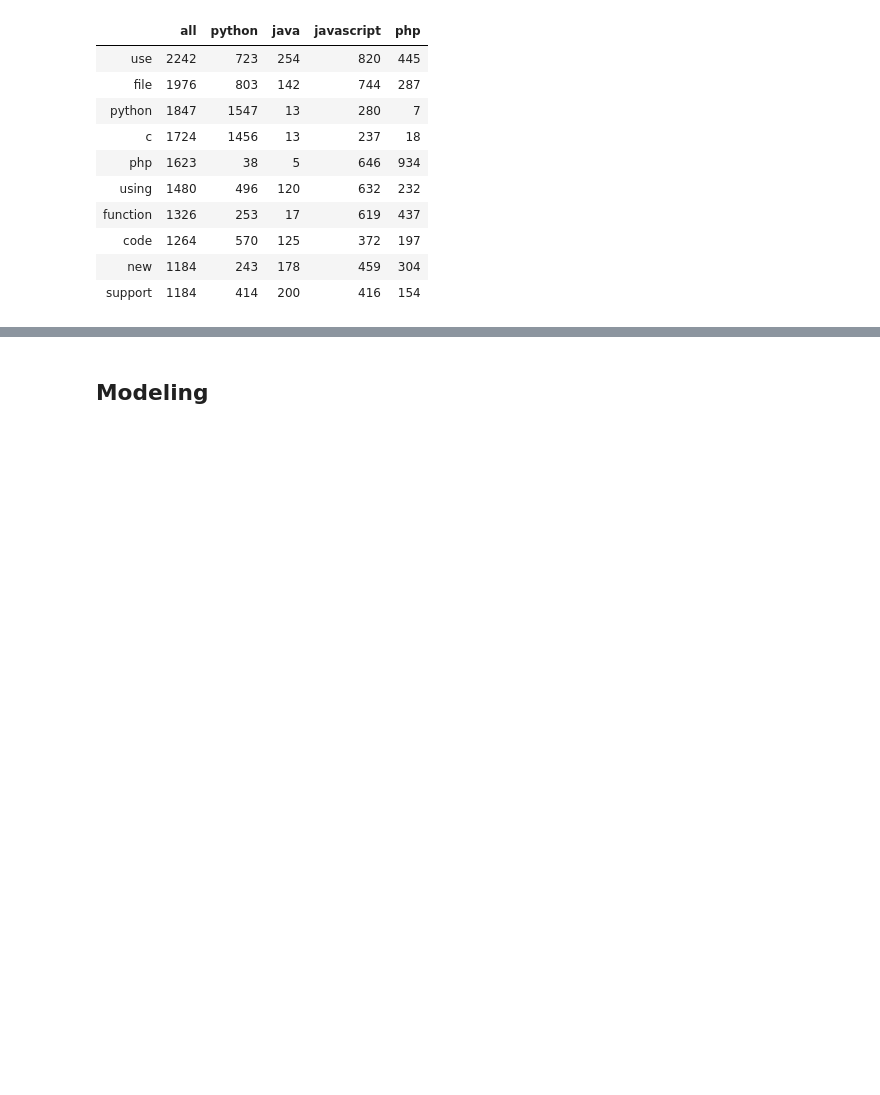
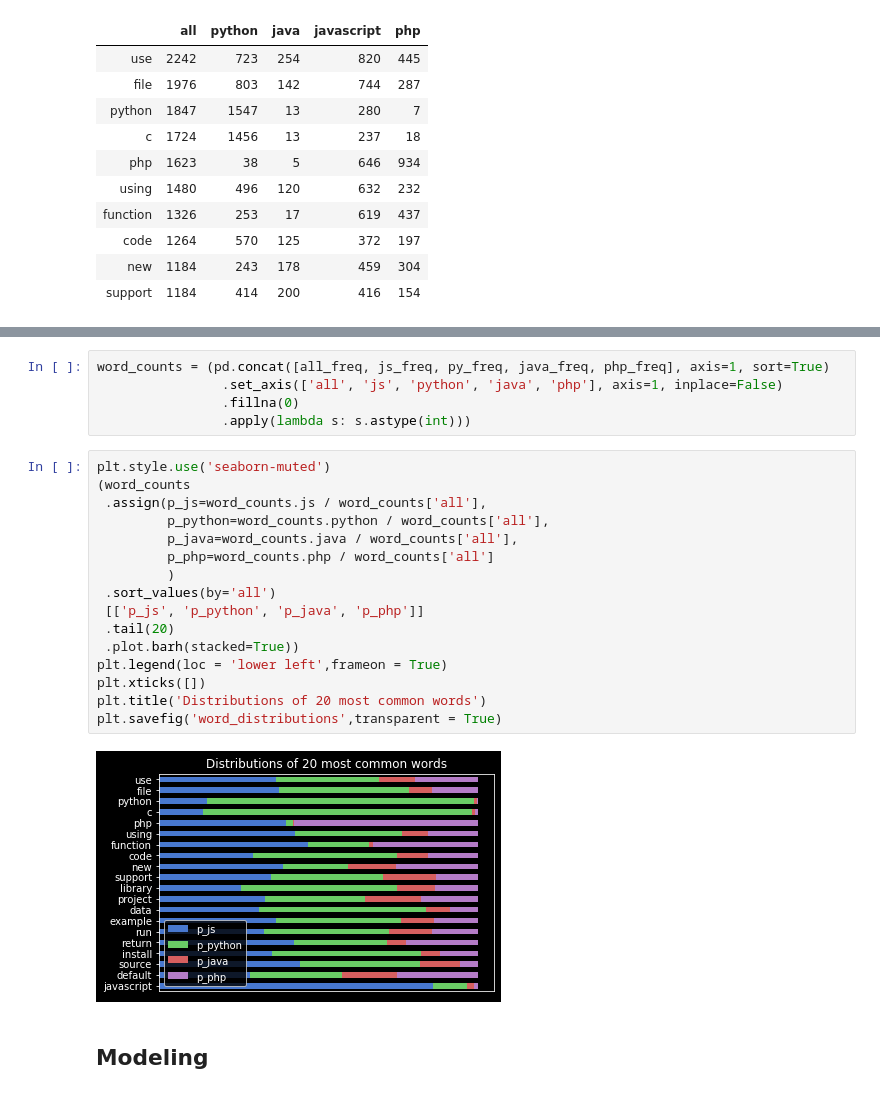
Before and after one commit to ScrapeLife/Scrapelife, a Jupyter notebook: pipeline.ipynb, the cells around one changed output, grey strips where cells are left out. Saved outputs shown, nothing was run; the diff lists cells and outputs as text; blank space fills up the shorter version.

```diff
--- a/pipeline.ipynb
+++ b/pipeline.ipynb
@@ -106,3 +146,26 @@ most_common_words
+# %%
+word_counts = (pd.concat([all_freq, js_freq, py_freq, java_freq, php_freq], axis=1, sort=True)
+                .set_axis(['all', 'js', 'python', 'java', 'php'], axis=1, inplace=False)
+                .fillna(0)
+                .apply(lambda s: s.astype(int)))
+# %%
+plt.style.use('seaborn-muted')
+(word_counts
+ .assign(p_js=word_counts.js / word_counts['all'],
+         p_python=word_counts.python / word_counts['all'],
+         p_java=word_counts.java / word_counts['all'],
+         p_php=word_counts.php / word_counts['all']
+         )
+ .sort_values(by='all')
+ [['p_js', 'p_python', 'p_java', 'p_php']]
+ .tail(20)
+ .plot.barh(stacked=True))
+plt.legend(loc = 'lower left',frameon = True)
+plt.xticks([])
+plt.title('Distributions of 20 most common words')
+plt.savefig('word_distributions',transparent = True)
+# %% [output]
+[figure, added]
 # %% [markdown]
 ## Modeling
 # %%
```
Also changed, not shown: parts of 10 cells of this notebook.
